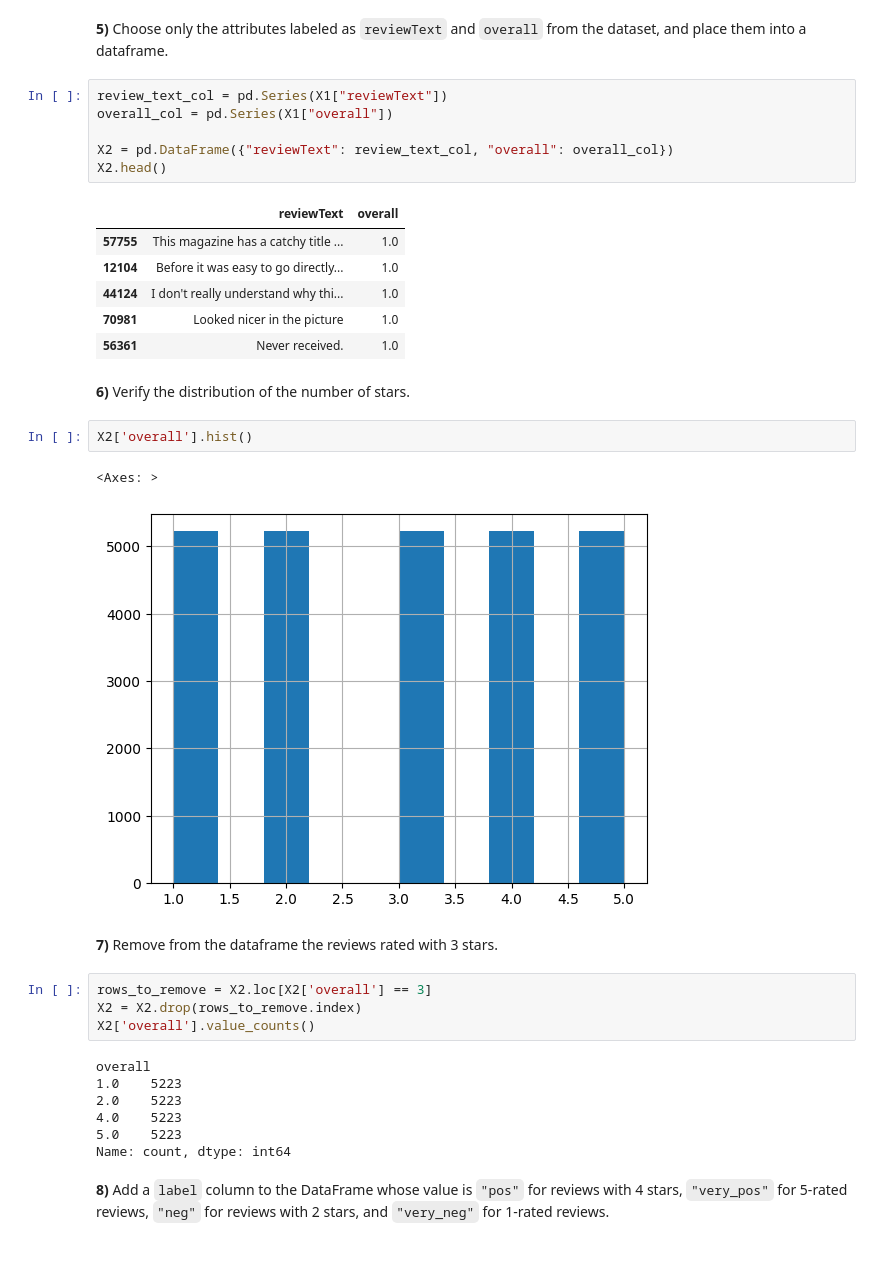
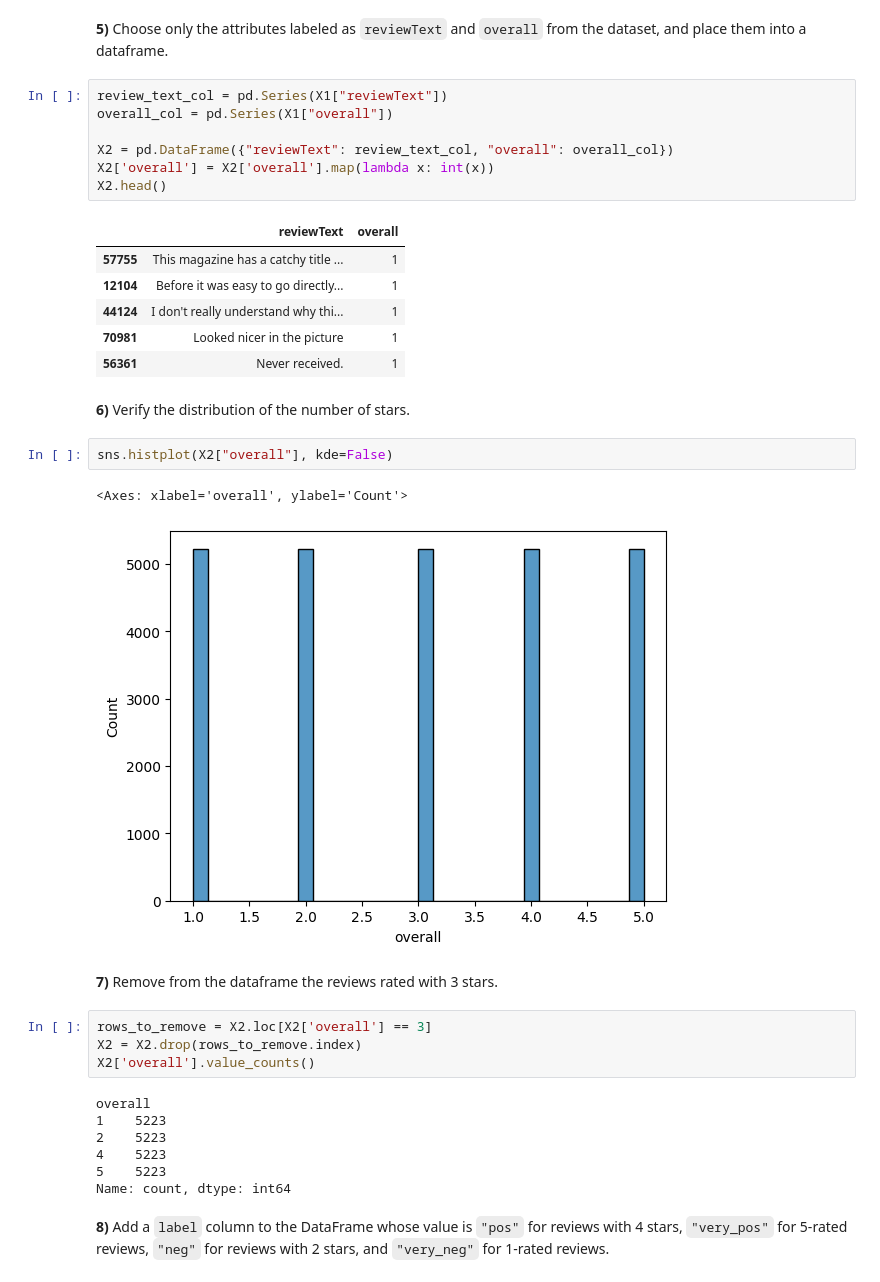
Before and after one commit to jcbraz/amazon-sentimental-analysis, a Jupyter notebook: notebook.ipynb, the cells around one changed output. Saved outputs shown, nothing was run; the diff lists cells and outputs as text; blank space fills up the shorter version.

```diff
--- a/notebook.ipynb
+++ b/notebook.ipynb
@@ -143,21 +147,22 @@ review_text_col = pd.Series(X1["reviewText"])
 overall_col = pd.Series(X1["overall"])
 
 X2 = pd.DataFrame({"reviewText": review_text_col, "overall": overall_col})
+X2['overall'] = X2['overall'].map(lambda x: int(x))
 X2.head()
 # %% [output]
 |  | reviewText | overall |
-| 57755 | This magazine has a catchy title ... | 1.0 |
-| 12104 | Before it was easy to go directly... | 1.0 |
-| 44124 | I don't really understand why thi... | 1.0 |
-| 70981 | Looked nicer in the picture | 1.0 |
-| 56361 | Never received. | 1.0 |
+| 57755 | This magazine has a catchy title ... | 1 |
+| 12104 | Before it was easy to go directly... | 1 |
+| 44124 | I don't really understand why thi... | 1 |
+| 70981 | Looked nicer in the picture | 1 |
+| 56361 | Never received. | 1 |
 # %% [markdown]
 **6)** Verify the distribution of the number of stars.
-# %%
-X2['overall'].hist()
-# %% [output]
-<Axes: >
-[figure, removed]
+# %%
+sns.histplot(X2["overall"], kde=False)
+# %% [output]
+<Axes: xlabel='overall', ylabel='Count'>
+[figure, added]
 # %% [markdown]
 **7)** Remove from the dataframe the reviews rated with 3 stars.
 # %%
@@ -166,10 +171,10 @@ X2 = X2.drop(rows_to_remove.index)
 X2['overall'].value_counts()
 # %% [output]
 overall
-1.0    5223
-2.0    5223
-4.0    5223
-5.0    5223
+1    5223
+2    5223
+4    5223
+5    5223
 Name: count, dtype: int64
 # %% [markdown]
 **8)** Add a `label` column to the DataFrame whose value is `"pos"` for reviews with 4 stars, `"very_pos"` for 5-rated reviews, `"neg"` for reviews with 2 stars, and `"very_neg"` for 1-rated reviews.
```
Also changed, not shown: parts of 11 cells of this notebook, 1 other file.
